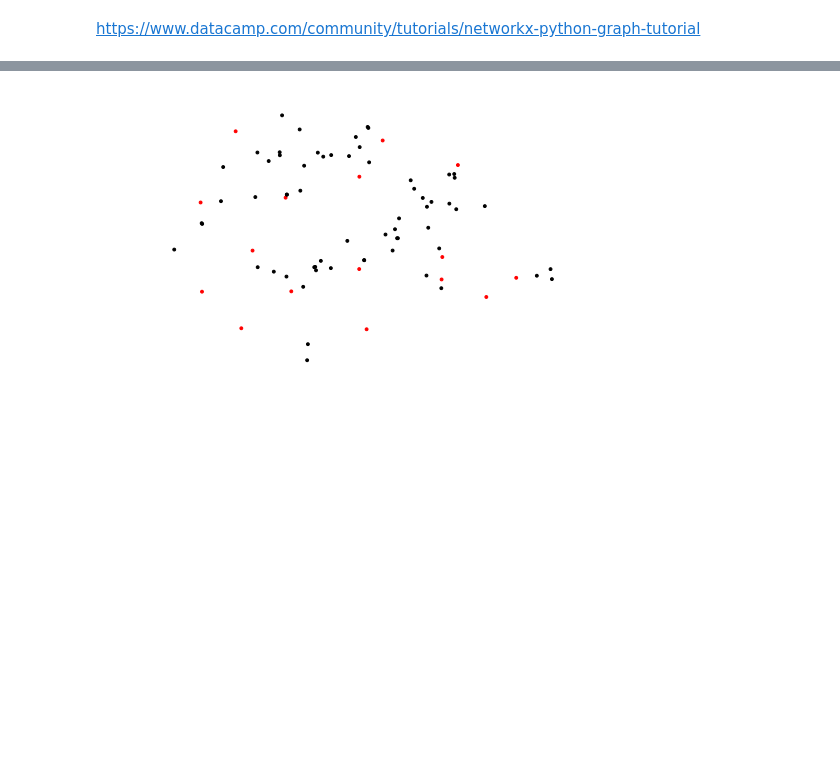
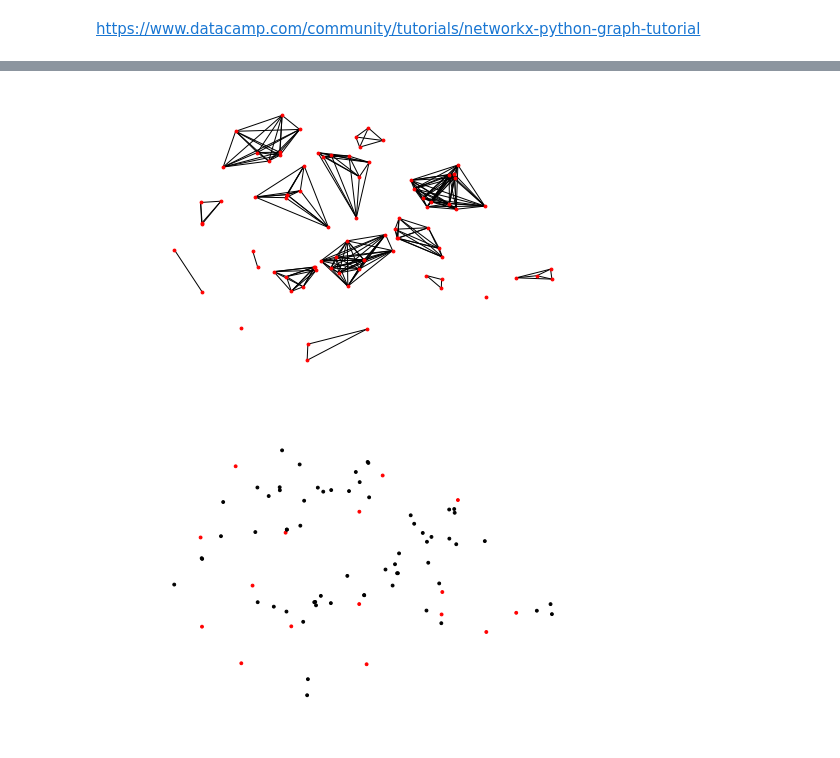
Before and after one commit to nonsignificantp/temp, a Jupyter notebook: graph.ipynb, the cells around one changed output, grey strips where cells are left out. Saved outputs shown, nothing was run; the diff lists cells and outputs as text; code cells hidden in the pictures; blank space fills up the shorter version.

Commit message:
graph

```diff
--- a/graph.ipynb
+++ b/graph.ipynb
@@ -35,3 +72,27 @@ for i, node in pools.iterrows():
+# %%
+for group in groups:
+    target_schools_name = list(permutations(schools.loc[schools.closest==group, 'name'].values, 2))
+
+    for target in target_schools_name:
+        distance = distance_between_pairs(*target)
+        edges.append((*target, distance))
+# %%
+for group in groups:
+    target_pool_name, *target_pool_coords = pools.loc[pools.tag==group, ['name', 'x', 'y']].values[0]
+
+    for school in schools.loc[schools.closest==group, ['name', 'x', 'y']].values:
+        target_school_name, *target_school_coords = school
+        distance = np.sqrt(np.sum(np.power(np.array(target_pool_coords) - np.array(target_school_coords), 2)))
+        edges.append((target_pool_name, target_school_name, distance))
+# %%
+for edge in edges:
+    g.add_edge(edge[0], edge[1], distance=edge[2])
+# %%
+node_pos = {node[0]: (node[1]['x'], node[1]['y']) for node in g.nodes(data=True)}
+# %%
+nx.draw(g, pos=node_pos, node_size=8, node_color='red')
+# %% [output]
+[figure, added]
 # %%
 def color(tipo):
     return 'black' if tipo=='school' else 'red'
```
Also changed, not shown: parts of 23 cells of this notebook, 1 other file.
